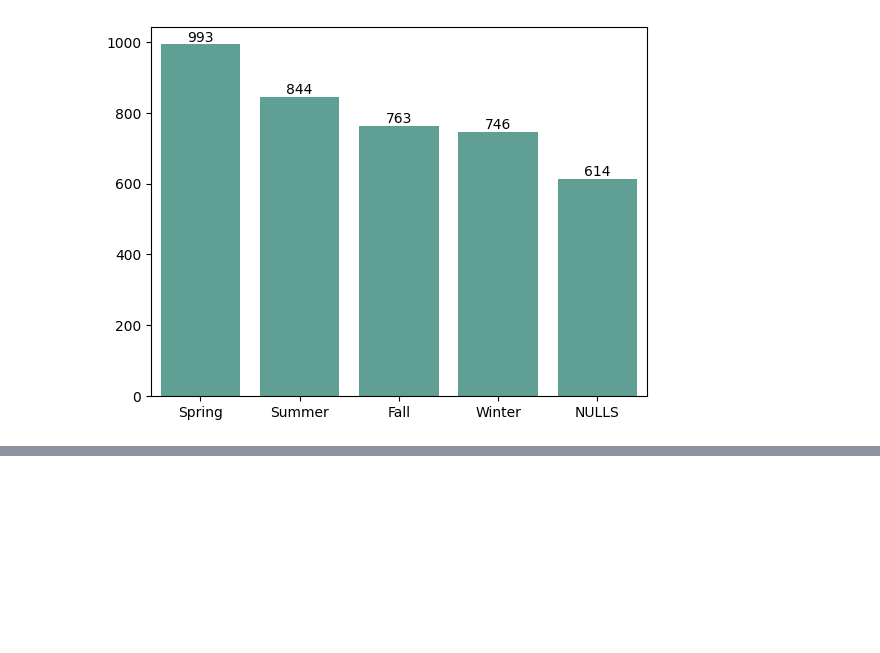
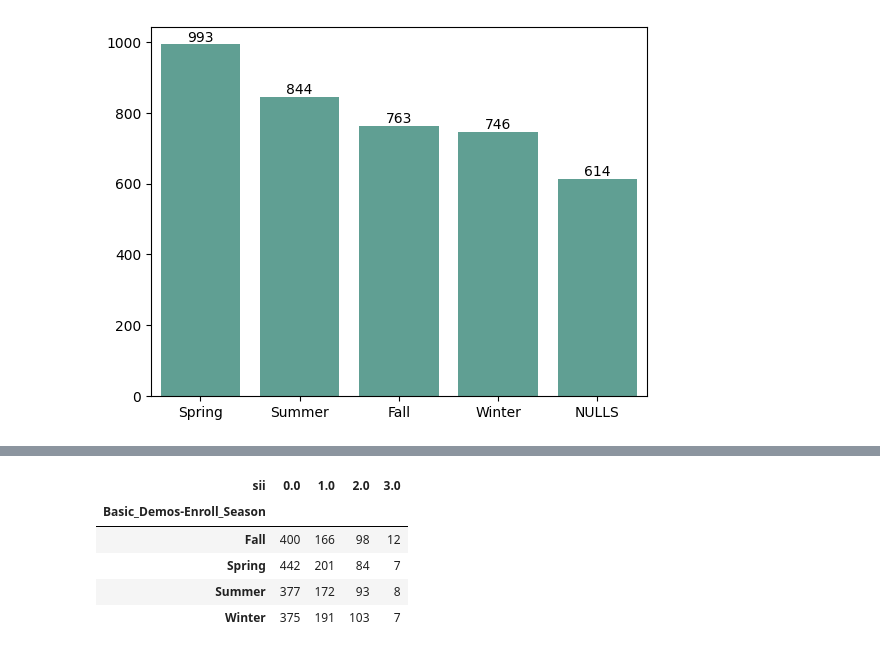
Before and after one commit to dileepNaiduOne/child-problematic-internet-usage, a Jupyter notebook: EDA.ipynb, the cells around one changed output, grey strips where cells are left out. Saved outputs shown, nothing was run; the diff lists cells and outputs as text; code cells hidden in the pictures; blank space fills up the shorter version.

```diff
--- a/EDA.ipynb
+++ b/EDA.ipynb
@@ -144,0 +161,2 @@ draw_barchart("FGC-Season")
+# %%
+pd.set_option("display.max_columns", None)
@@ -144,0 +179,9 @@ draw_barchart("FGC-Season")
+# %%
+pd.crosstab(index = df["Basic_Demos-Enroll_Season"], columns=df["sii"])
+# %% [output]
+| sii | 0.0 | 1.0 | 2.0 | 3.0 |
+| Basic_Demos-Enroll_Season |  |  |  |  |
+| Fall | 400 | 166 | 98 | 12 |
+| Spring | 442 | 201 | 84 | 7 |
+| Summer | 377 | 172 | 93 | 8 |
+| Winter | 375 | 191 | 103 | 7 |
```
Also changed, not shown: parts of 3 cells of this notebook.
